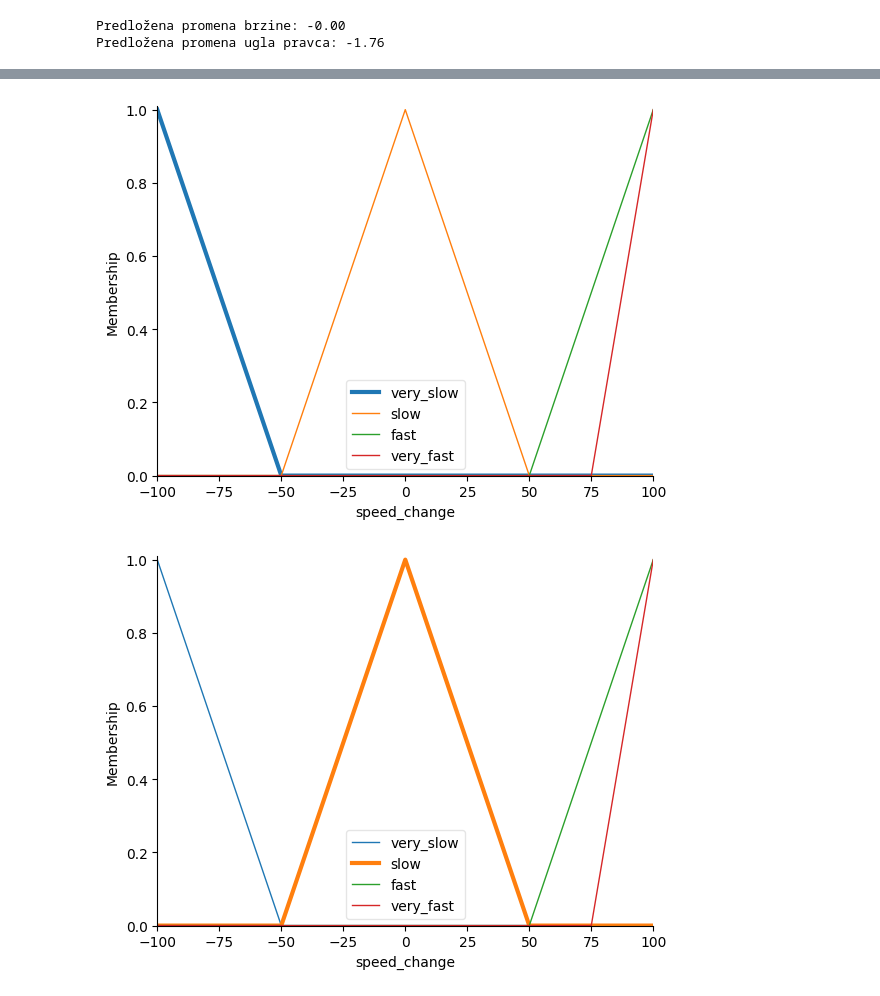
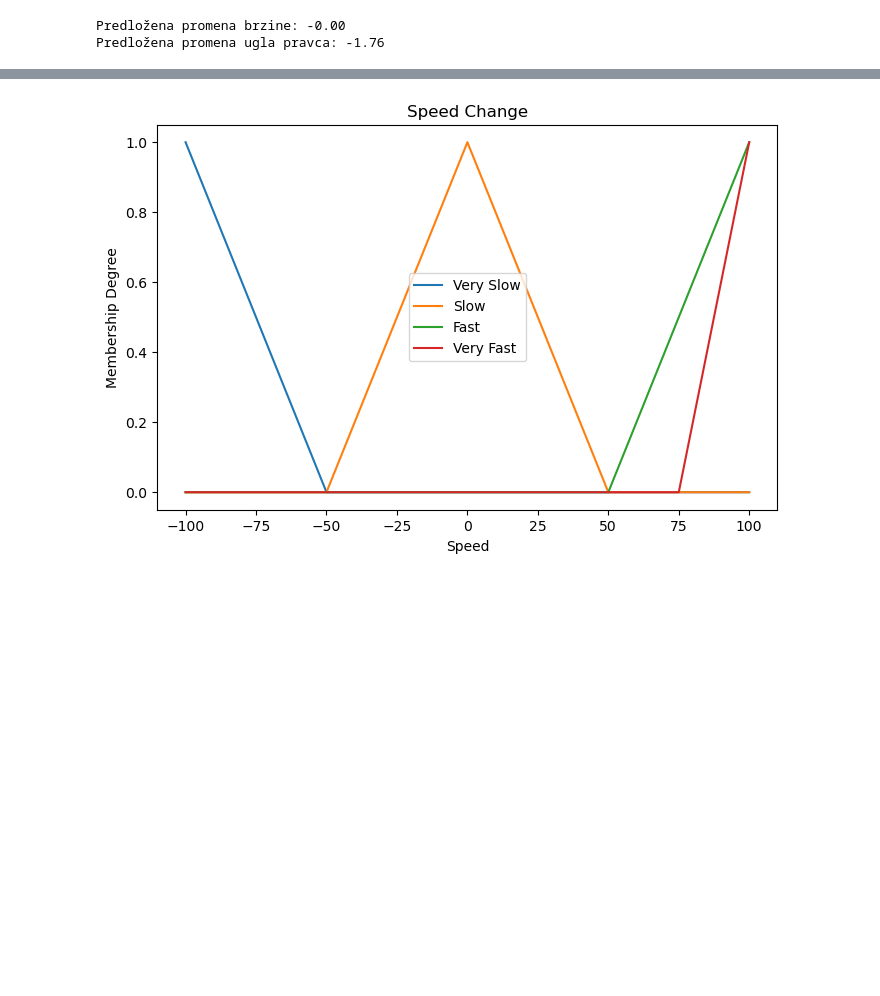
Before and after one commit to milicakuzet/FuzzyLogicUnmannedVehicles, a Jupyter notebook: KretanjeSaPreprekama.ipynb, the cells around one changed output, grey strips where cells are left out. Cells and saved outputs as stored; diff of their text form; code cells hidden in the pictures; blank space fills up the shorter version.

```diff
--- a/KretanjeSaPreprekama.ipynb
+++ b/KretanjeSaPreprekama.ipynb
@@ -131,12 +134,15 @@ plt.show()
 # %%
-# Speed Change
-speed_change['very_slow'].view(ax=axs[2])
-speed_change['slow'].view(ax=axs[2])
-speed_change['fast'].view(ax=axs[2])
-speed_change['very_fast'].view(ax=axs[2])
-axs[2].set_title('Speed Change')
-plt.tight_layout()
+plt.figure(figsize=(8, 5))
+
+plt.plot(speed_change.universe, speed_change['very_slow'].mf, label='Very Slow')
+plt.plot(speed_change.universe, speed_change['slow'].mf, label='Slow')
+plt.plot(speed_change.universe, speed_change['fast'].mf, label='Fast')
+plt.plot(speed_change.universe, speed_change['very_fast'].mf, label='Very Fast')
+
+plt.title('Speed Change')
+plt.xlabel('Speed')
+plt.ylabel('Membership Degree')
+plt.legend()
 plt.show()
 # %% [output]
-[figure, old version]
+[figure, new version]
-[figure, removed]
```
Also changed, not shown: parts of 5 cells of this notebook.
